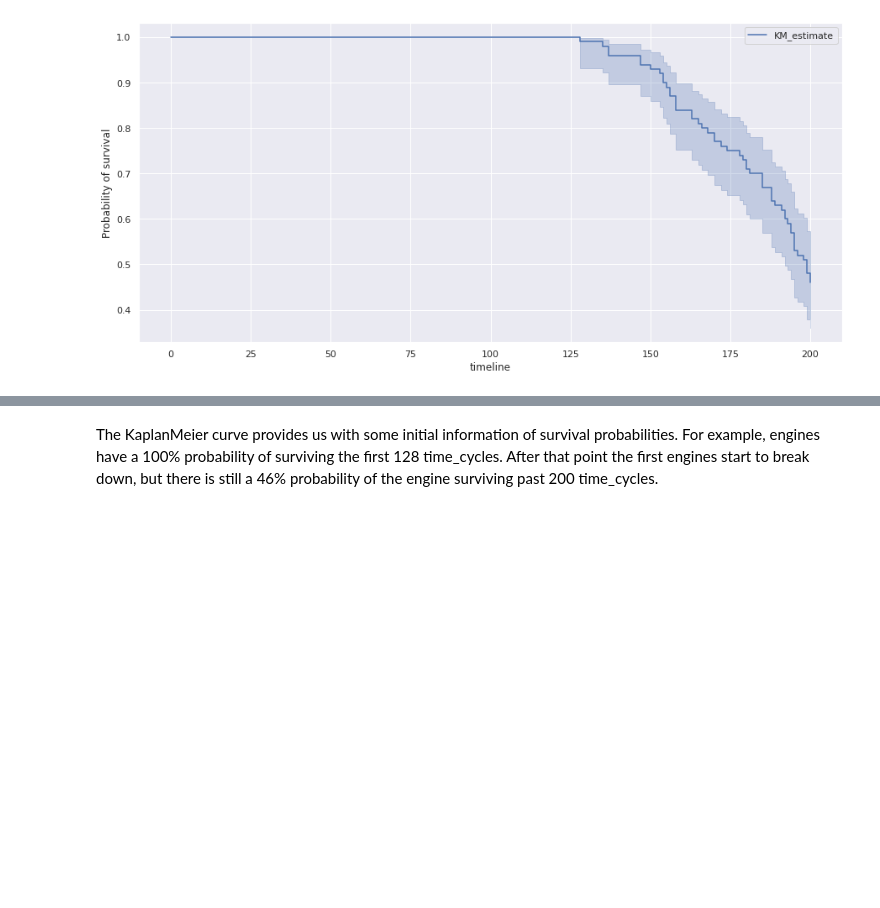
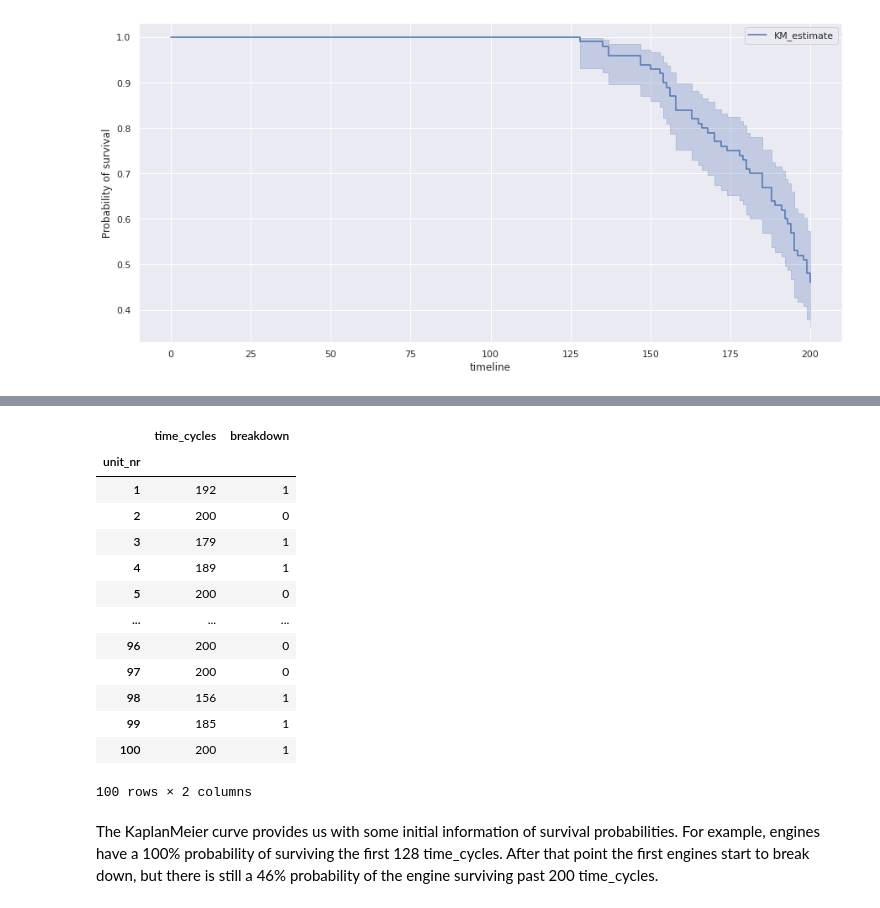
Before and after one commit to omkar-salunke/Physics_informed_neural_network, a Jupyter notebook: RUL_turbofan.ipynb, the cells around one changed output, grey strips where cells are left out. Saved outputs shown, nothing was run; the diff lists cells and outputs as text; code cells hidden in the pictures; blank space fills up the shorter version.

```diff
--- a/RUL_turbofan.ipynb
+++ b/RUL_turbofan.ipynb
@@ -1456,3 +1470,20 @@ plt.close()
+# %%
+data
+# %% [output]
+|  | time_cycles | breakdown |
+| unit_nr |  |  |
+| 1 | 192 | 1 |
+| 2 | 200 | 0 |
+| 3 | 179 | 1 |
+| 4 | 189 | 1 |
+| 5 | 200 | 0 |
+| ... | ... | ... |
+| 96 | 200 | 0 |
+| 97 | 200 | 0 |
+| 98 | 156 | 1 |
+| 99 | 185 | 1 |
+| 100 | 200 | 1 |
+100 rows × 2 columns
 # %% [markdown]
 The KaplanMeier curve provides us with some initial information of survival probabilities. For example, engines have a 100% probability of surviving the first 128 time_cycles. After that point the first engines start to break down, but there is still a 46% probability of the engine surviving past 200 time_cycles.
 # %% [markdown]
```
Also changed, not shown: parts of 11 cells of this notebook.
